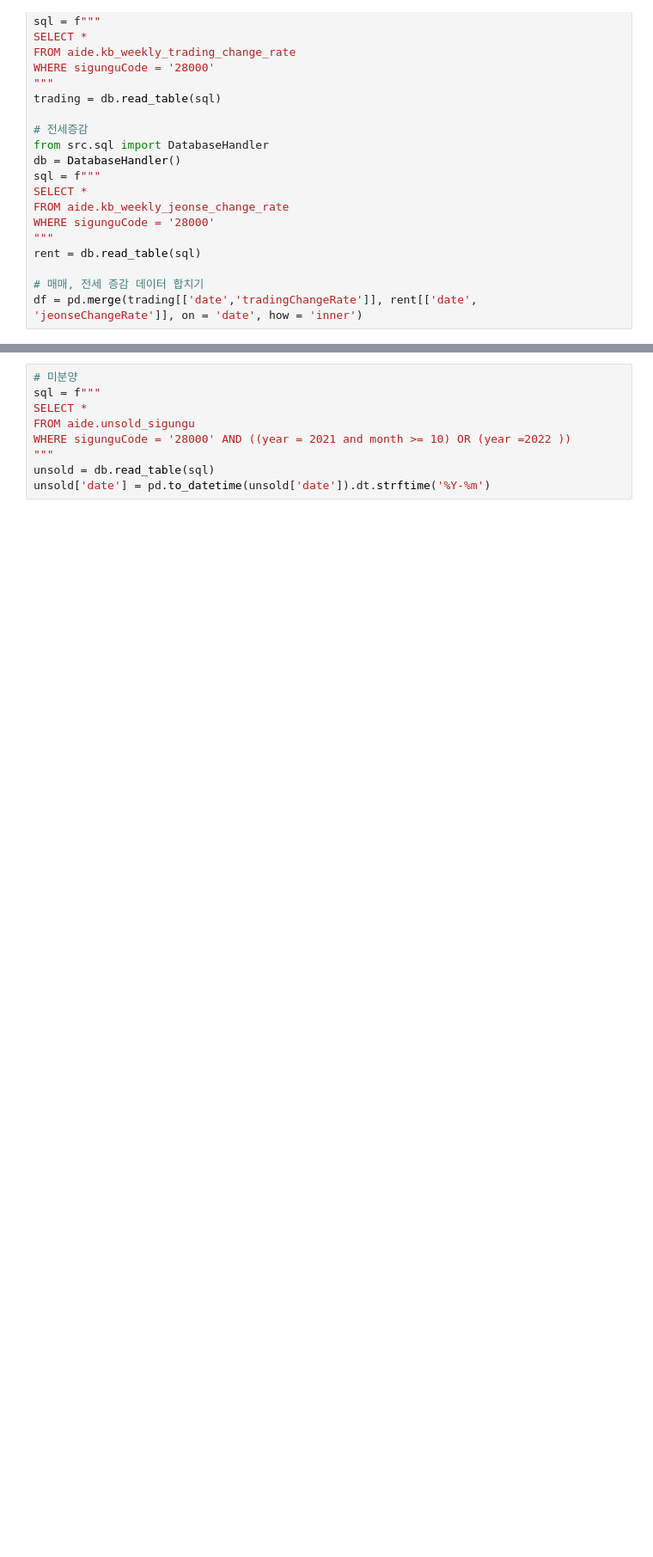
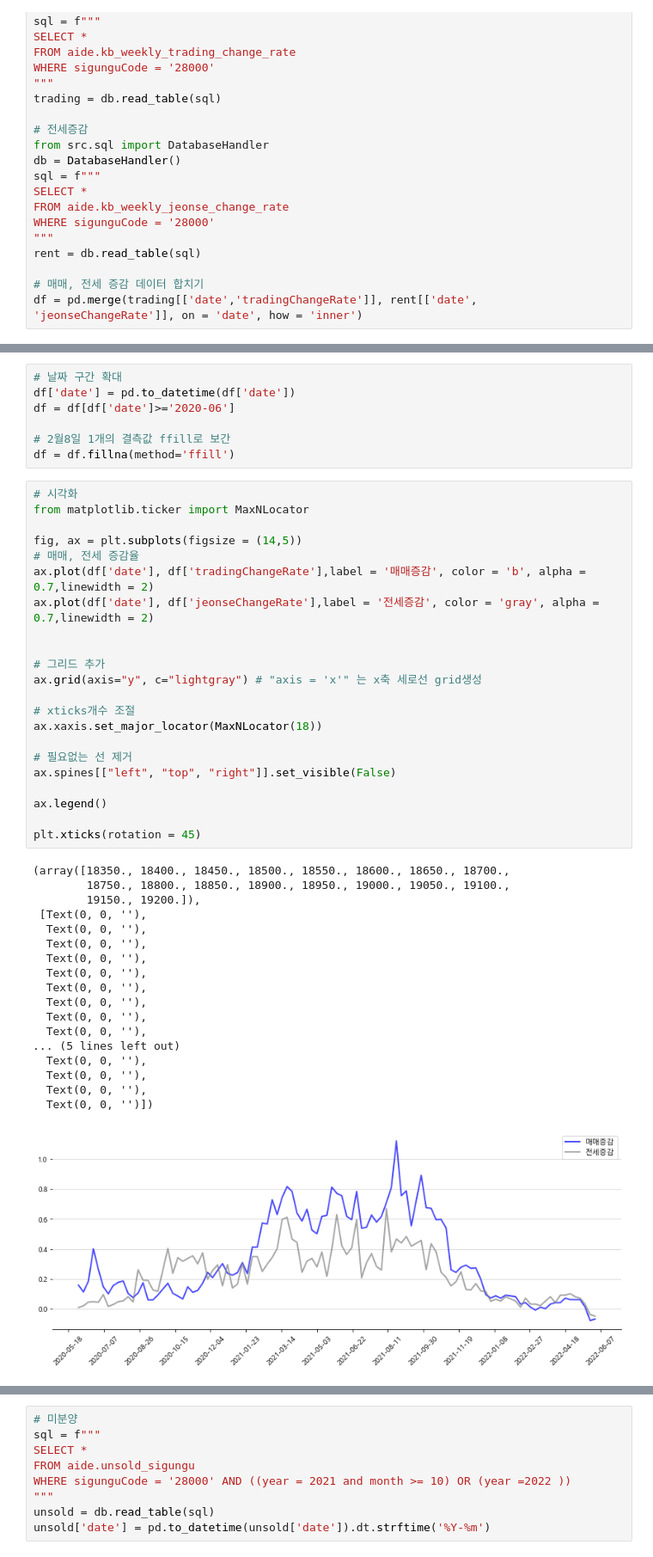
Before and after one commit to ljs7463/prop-tech, a Jupyter notebook: Real estate Analysis/인천광역시 집값 급락요인 분석/인천광역시 집값 하락원인 찾기.ipynb, the cells around one changed output, grey strips where cells are left out. Shown: that part at 86% size. Drawn from its saved outputs; the diff is of its cells as text; blank space fills up the shorter version.

```diff
--- a/Real estate Analysis/인천광역시 집값 급락요인 분석/인천광역시 집값 하락원인 찾기.ipynb
+++ b/Real estate Analysis/인천광역시 집값 급락요인 분석/인천광역시 집값 하락원인 찾기.ipynb
@@ -99,0 +97,48 @@ df = pd.merge(trading[['date','tradingChangeRate']], rent[['date', 'jeonseChange
+# %%
+# 날짜 구간 확대
+df['date'] = pd.to_datetime(df['date'])
+df = df[df['date']>='2020-06']
+
+# 2월8일 1개의 결측값 ffill로 보간
+df = df.fillna(method='ffill')
+# %%
+# 시각화
+from matplotlib.ticker import MaxNLocator
+
+fig, ax = plt.subplots(figsize = (14,5))
+# 매매, 전세 증감율
+ax.plot(df['date'], df['tradingChangeRate'],label = '매매증감', color = 'b', alpha = 0.7,linewidth = 2)
+ax.plot(df['date'], df['jeonseChangeRate'],label = '전세증감', color = 'gray', alpha = 0.7,linewidth = 2)
+
+
+# 그리드 추가
+ax.grid(axis="y", c="lightgray") # "axis = 'x'" 는 x축 세로선 grid생성
+
+# xticks개수 조절
+ax.xaxis.set_major_locator(MaxNLocator(18))
+
+# 필요없는 선 제거
+ax.spines[["left", "top", "right"]].set_visible(False)
+
+ax.legend()
+
+plt.xticks(rotation = 45)
+# %% [output]
+(array([18350., 18400., 18450., 18500., 18550., 18600., 18650., 18700.,
+        18750., 18800., 18850., 18900., 18950., 19000., 19050., 19100.,
+        19150., 19200.]),
+ [Text(0, 0, ''),
+  Text(0, 0, ''),
+  Text(0, 0, ''),
+  Text(0, 0, ''),
+  Text(0, 0, ''),
+  Text(0, 0, ''),
+  Text(0, 0, ''),
+  Text(0, 0, ''),
+  Text(0, 0, ''),
+... (5 lines left out)
+  Text(0, 0, ''),
+  Text(0, 0, ''),
+  Text(0, 0, ''),
+  Text(0, 0, '')])
+[figure, added]
```
Also changed, not shown: parts of 22 cells of this notebook, 2 other files.
